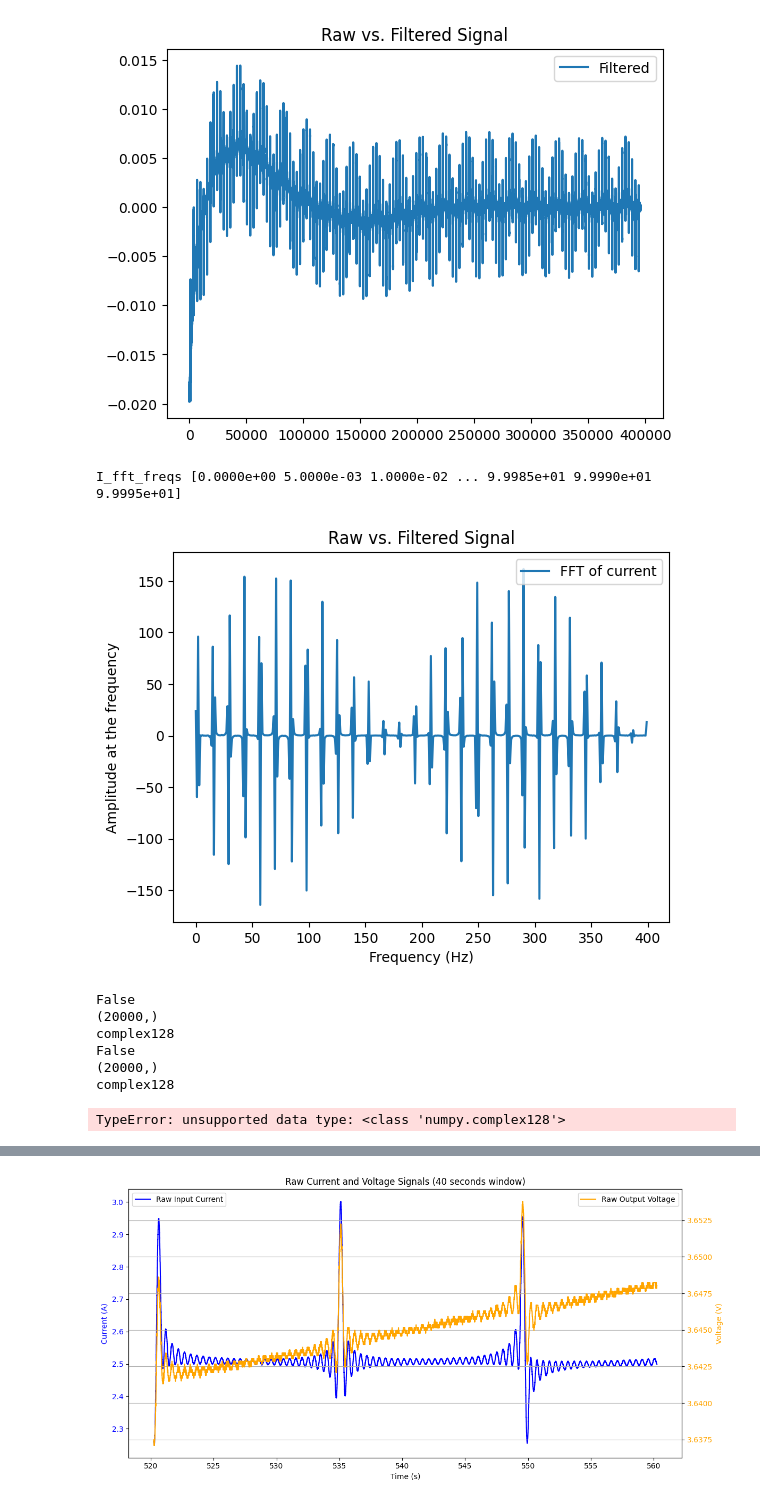
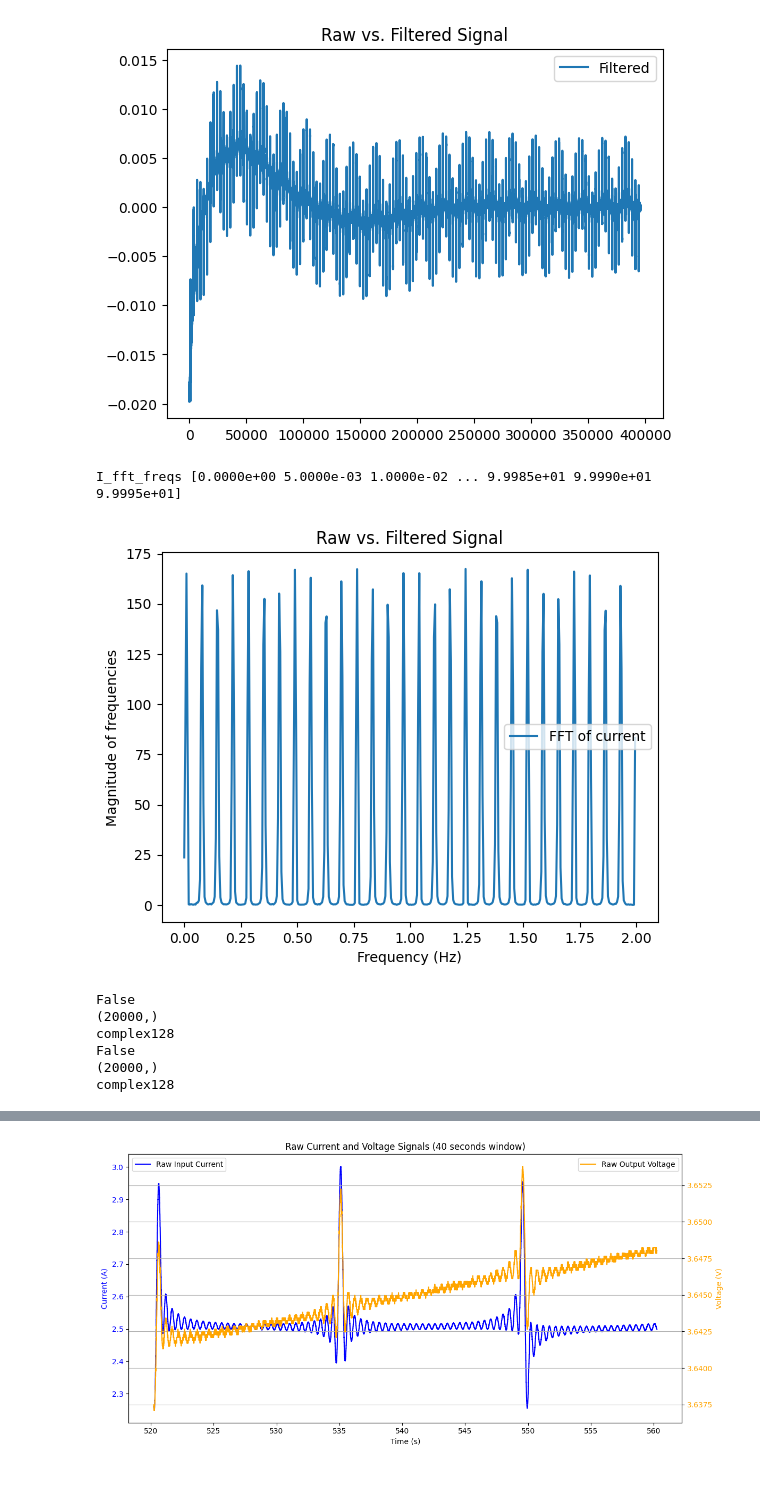
Before and after one commit to LkBong/BaSyTec-CCSM, a Jupyter notebook: CCSM_postprocessing_lowres.ipynb, the cells around one changed output, grey strips where cells are left out. Drawn from its saved outputs; the diff is of its cells as text; code cells hidden in the pictures.

```diff
--- a/CCSM_postprocessing_lowres.ipynb
+++ b/CCSM_postprocessing_lowres.ipynb
@@ -102,6 +102,7 @@ hann_window = hann(window_size)
 # Apply the window to the filtered current and voltage data
 I_windowed = I_filtered[:window_size] * hann_window
 U_windowed = U_filtered[:window_size] * hann_window
+
 # ----------------------------
 # FFT
 # ----------------------------
@@ -122,22 +123,30 @@ def compute_abs_fft(data, fs):
 I_fft_freqs, I_fft_values = compute_fft(I_windowed, fs)
 U_fft_freqs, U_fft_values = compute_fft(U_windowed, fs)
 
+
+# Hann window, for example, has an amplitude correction factor of about 2.0 + magnitudes should be normalized
+I_fft_values *= 2.0 / np.sum(hann_window)
+U_fft_values *= 2.0 / np.sum(hann_window)
+
 I_fft_freqs, I_fft_abs_values = compute_abs_fft(I_windowed, fs)
 U_fft_freqs, U_fft_abs_values = compute_abs_fft(U_windowed, fs)
 
-# print imaginary parts of the FFT results
-print("I_fft_values (imaginary part):", I_fft_values.imag)
-print("U_fft_values (imaginary part):", U_fft_values.imag)
-# returned
-# I_fft_values (imaginary part): [0. 0. 0. ... 0. 0. 0.]
-# U_fft_values (imaginary part): [0. 0. 0. ... 0. 0. 0.]
+# Hann window, for example, has an amplitude correction factor of about 2.0 + magnitudes should be normalized
+I_fft_abs_values *= 2.0 / np.sum(hann_window)
+U_fft_abs_values *= 2.0 / np.sum(hann_window)
+
+# converting units to millivolts and milliamps
+I_fft_values *= 1000  # Convert to mA
+U_fft_values *= 1000  # Convert to mV
+I_fft_abs_values *= 1000  # Convert to mA
+U_fft_abs_values *= 1000  # Convert to mV
 # ----------------------------
 # Plotting the FFT results
 # ----------------------------
 fig, axs = plt.subplots(4, 1, figsize=(12, 8), sharex=True)
 # 4.1 Plotting FFT of current
 axs[0].plot(I_fft_freqs, I_fft_values, label='FFT of Current', color='blue')
-axs[0].set_ylabel('Magnitude')
+axs[0].set_ylabel('Magnitude (mA)')
 axs[0].set_xlabel('Frequency (Hz)')
 axs[0].set_title('FFT of Current Signal')
 axs[0].legend()
@@ -146,23 +155,26 @@ axs[0].grid()
 # 4.2 Plotting FFT of voltage
 axs[1].plot(U_fft_freqs, U_fft_values, label='FFT of Voltage', color='orange')
 axs[1].set_xlabel('Frequency (Hz)')
-axs[1].set_ylabel('Magnitude')
+axs[1].set_ylabel('Magnitude (mV)')
 axs[1].set_title('FFT of Voltage Signal')
 axs[1].legend()
 axs[1].set_xlim(0, 2)  # Limit x-axis to 10 Hz for better visibility
 axs[1].grid()
 
-axs[2].plot(I_fft_freqs, I_fft_abs_values, label='FFT of Current', color='blue')
-axs[2].set_ylabel('Absolute Magnitude')
+axs[2].plot(I_fft_freqs, I_fft_abs_values, label='FFT of Current', color='orange', zorder=1)
+axs[2].scatter(I_fft_freqs, I_fft_abs_values, label='FFT of Current', color='blue', zorder=2, s=8)  # Scatter plot for better visibility
+axs[2].set_ylabel('Absolute Magnitude (mA)')
 axs[2].set_xlabel('Frequency (Hz)')
 axs[2].set_title('FFT of Current Signal')
 axs[2].legend()
 axs[2].set_xlim(0, 2)  # Limit x-axis to 10 Hz for better visibility
 axs[2].grid()
 # 4.2 Plotting FFT of voltage
-axs[3].plot(U_fft_freqs, U_fft_abs_values, label='FFT of Voltage', color='orange')
+axs[3].plot(U_fft_freqs, U_fft_abs_values, label='FFT of Voltage', color='orange', zorder=1)
+axs[3].scatter(U_fft_freqs, U_fft_abs_values, label='FFT of Voltage', color='blue', s=8, zorder=2)  # Scatter plot for better visibility
 axs[3].set_xlabel('Frequency (Hz)')
-axs[3].set_ylabel('Absolute Magnitude')
+axs[3].set_ylabel('Absolute Magnitude (mV)')
+axs[3].set_ylim(0, 0.5)
 axs[3].set_title('FFT of Voltage Signal')
 axs[3].legend()
 axs[3].set_xlim(0, 2)  # Limit x-axis to 10 Hz for better visibility
@@ -211,19 +317,19 @@ plt.show()
 # %%
 '''
     Debugging code:
     shows the post-fft results of the current signal.
 '''
 print("I_fft_freqs", I_fft_freqs)
 plt.figure()
-plt.plot(I_fft_values[:400], label='FFT of current')
+plt.plot(I_fft_freqs[:400],abs(I_fft_values[:400]), label='FFT of current')
 plt.xlabel('Frequency (Hz)')
-plt.ylabel('Amplitude at the frequency')
+plt.ylabel('Magnitude of frequencies')
 plt.legend()
 plt.title('Raw vs. Filtered Signal')
 plt.show()
 # %% [output]
 I_fft_freqs [0.0000e+00 5.0000e-03 1.0000e-02 ... 9.9985e+01 9.9990e+01 9.9995e+01]
-[figure, old version]
+[figure, new version]
 # %%
 # np.isinf(U_fft_values).any()
 print(np.any(~np.isfinite(I_fft_values)))  # Check if there are any non-finite values in the FFT results
@@ -240,26 +346,3 @@ complex128
 False
 (20000,)
 complex128
-# %%
-import control as ct
-
-# Define the transfer function
-# Example: G(s) = (s + 1) / (s^2 + 2s + 2)
-U_fft_values_noNaN = np.nan_to_num(U_fft_values)  # Ensure no NaN values
-I_fft_values_noNaN = np.nan_to_num(I_fft_values)  # Ensure no NaN values
-sys = ct.TransferFunction(U_fft_values_noNaN, I_fft_values_noNaN)
-
-# Plot the Nyquist diagram
-plt.figure()
-ct.nyquist_plot(sys)
-
-# Customize the plot (optional)
-plt.title('Nyquist Plot of G(s)')
-plt.xlabel('Real Axis')
-plt.ylabel('Imaginary Axis')
-plt.grid(True)
-
-# Show the plot
-plt.show()
-# %% [output]
-TypeError: unsupported data type: <class 'numpy.complex128'>
```
Also changed, not shown: parts of 7 cells of this notebook, 4 other files.
